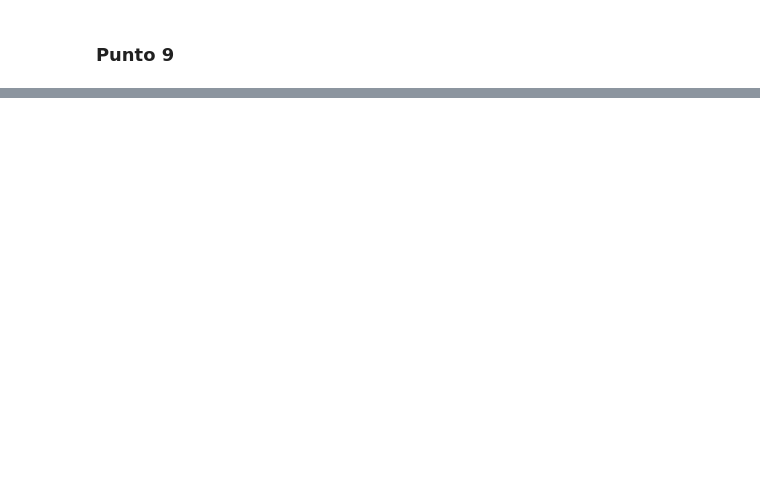
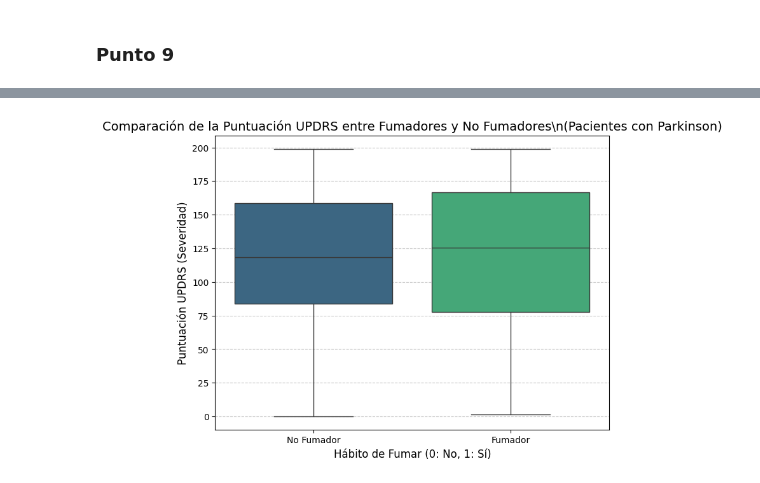
Before and after one commit to Lmarvq/Proyecto-1, a Jupyter notebook: Proyecto_1.ipynb, the cells around one changed output, grey strips where cells are left out. Drawn from its saved outputs; the diff is of its cells as text; code cells hidden in the pictures; blank space fills up the shorter version.

```diff
--- a/Proyecto_1.ipynb
+++ b/Proyecto_1.ipynb
@@ -1583,2 +1649,91 @@ Factor 'C(Gender):C(EducationLevel)': p=0.7108 → No se rechaza H₀ → sin ef
 # %% [markdown]
 ### **<span>Punto 9</span>**
+# %%
+import pandas as pd
+import seaborn as sns
+import matplotlib.pyplot as plt
+
+# Cargar los datos
+df = pd.read_csv('parkinsons_disease_data.csv')
+
+# Filtrar solo los pacientes con diagnóstico de Parkinson
+df_parkinson = df[df['Diagnosis'] == 1].copy()
+
+# ---------------------------------------------------
+# 1. Boxplot de UPDRS por hábito de fumar
+# ---------------------------------------------------
+plt.figure(figsize=(8, 6))
+sns.boxplot(x='Smoking', y='UPDRS', data=df_parkinson, palette='viridis')
+plt.title('Comparación de la Puntuación UPDRS entre Fumadores y No Fumadores\\n(Pacientes con Parkinson)', fontsize=14)
+plt.xlabel('Hábito de Fumar (0: No, 1: Sí)', fontsize=12)
+plt.ylabel('Puntuación UPDRS (Severidad)', fontsize=12)
+plt.xticks([0, 1], ['No Fumador', 'Fumador'])
+plt.grid(axis='y', linestyle='--', alpha=0.7)
+plt.show()
+# ---------------------------------------------------
+# 2. Hipótesis planteadas
+# ---------------------------------------------------
+print("""--- Hipótesis ---
+H0: No hay diferencia en la puntuación UPDRS entre fumadores y no fumadores.
+H1: Hay una diferencia significativa en la puntuación UPDRS entre fumadores y no fumadores.
+""")
+# ---------------------------------------------------
+# 3. Pruebas de supuestos
+# ---------------------------------------------------
+from scipy import stats
+
+# Separar los datos de UPDRS para cada grupo (usando el dataframe ya filtrado)
+updrs_no_fumadores = df_parkinson[df_parkinson['Smoking'] == 0]['UPDRS']
+updrs_fumadores = df_parkinson[df_parkinson['Smoking'] == 1]['UPDRS']
+
+# 1. Prueba de Normalidad (Shapiro-Wilk)
+shapiro_no_fumadores = stats.shapiro(updrs_no_fumadores)
+shapiro_fumadores = stats.shapiro(updrs_fumadores)
+
+print("--- Prueba de Normalidad (Shapiro-Wilk) ---")
+print(f"Grupo No Fumadores: p-valor = {shapiro_no_fumadores.pvalue:.4f}")
+if shapiro_fumadores.pvalue > 0.05:
+    print("→ No se rechaza H₀: los no fumadores siguen una distribución normal.")
+else:
+    print("→ Se rechaza H₀: los no fumadores no siguen una distribución normal.")
+print(f"Grupo Fumadores: p-valor = {shapiro_fumadores.pvalue:.4f}")
+if shapiro_fumadores.pvalue > 0.05:
+    print("→ No se rechaza H₀: los fumadores siguen una distribución normal.")
+else:
+    print("→ Se rechaza H₀: los fumadores no siguen una distribución normal.")
+
+# 2. Prueba de Homogeneidad de Varianzas (Levene)
+levene_test = stats.levene(updrs_no_fumadores, updrs_fumadores)
+print("\n--- Prueba de Homogeneidad de Varianzas (Levene) ---")
+print(f"P-valor = {levene_test.pvalue:.4f}")
+if levene_test.pvalue > 0.05:
+    print("→ No se rechaza H₀: se asume homogeneidad de varianzas.")
+else:
+    print("→ Se rechaza H₀: no hay homogeneidad de varianzas (cuidado con el supuesto).")
+
+# ---------------------------------------------------
+# 4. Prueba U de Mann-Whitney
+# ---------------------------------------------------
+
+u_stat, p_valor = stats.mannwhitneyu(updrs_fumadores, updrs_no_fumadores, alternative='two-sided')
+
+print("\\n--- Resultados de la Prueba U de Mann-Whitney ---")
+print(f"Estadístico U: {u_stat:.4f}")
+print(f"P-valor: {p_valor:.4f}")
+# ---------------------------------------------------
+# 5. Nivel de significancia
+# ---------------------------------------------------
+alpha = 0.05
+print(f"\nNivel de significancia establecido: α = {alpha}\n")
+print("Error tipo 1:Concluir que fumar afecta la severidad del Parkinson cuando en realidad no lo hace \nRechazar H₀ cuando es verdadera.")
+print("Error tipo 2:No detectar un efecto real del hábito de fumar en la severidad del Parkinson \nNo rechazar H₀ cuando es falsa.\n")
+# ---------------------------------------------------
+# 6. Interpretación de resultados
+# ---------------------------------------------------
+if p_valor < 0.05:
+    print("\nConclusión: Se rechaza la hipótesis nula (p < 0.05).")
+    print("Existe una diferencia estadísticamente significativa en la severidad (UPDRS) entre fumadores y no fumadores.")
+else:
+    print("\nConclusión: No se rechaza la hipótesis nula (p >= 0.05).")
+    print("No hay evidencia suficiente para afirmar una diferencia en la severidad (UPDRS) entre los grupos.")
+# %% [output]
@@ -1584,0 +1743 @@ Factor 'C(Gender):C(EducationLevel)': p=0.7108 → No se rechaza H₀ → sin ef
+[figure, added]
```
Also changed, not shown: parts of 2 cells of this notebook.
